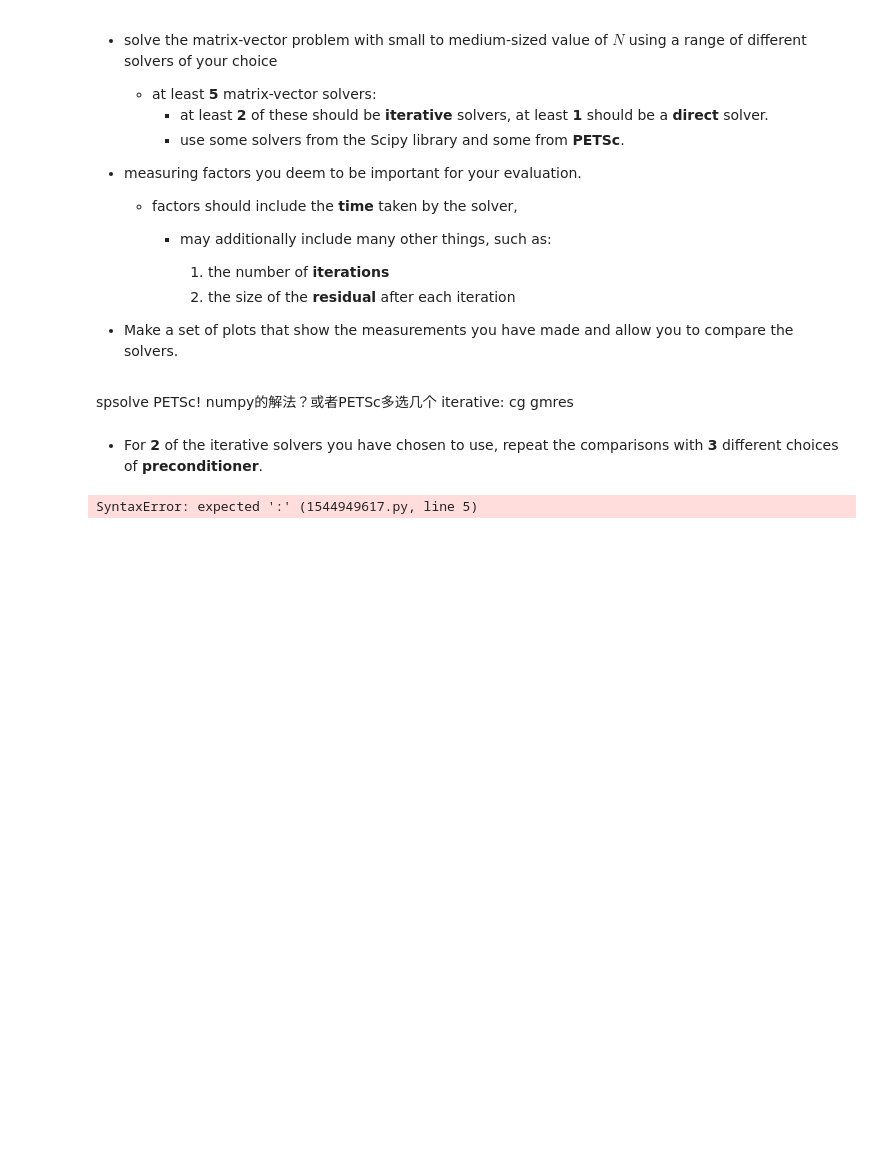
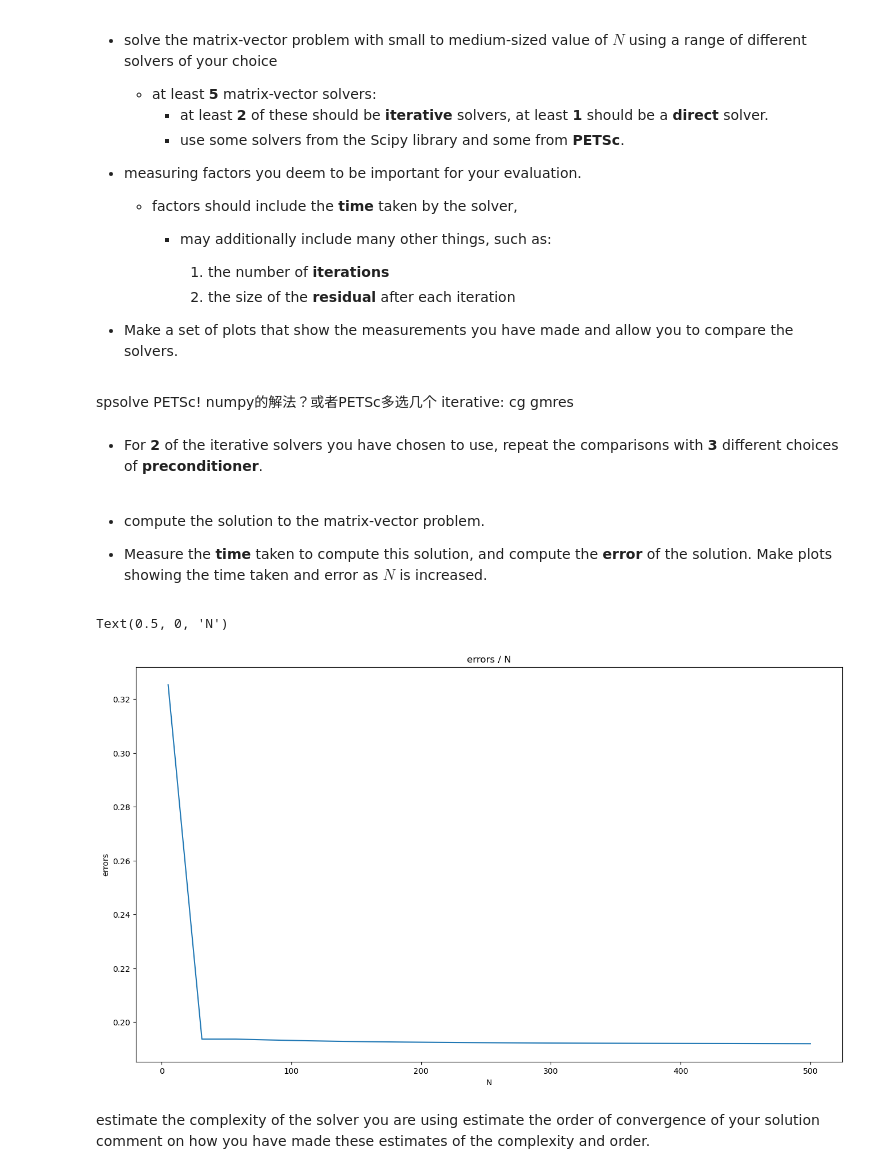
Before and after one commit to YRYoung/HPC, a Jupyter notebook: Assigenment/Assignment_4.ipynb, the cells around one changed output. Cells and saved outputs as stored; diff of their text form; code cells hidden in the pictures; blank space fills up the shorter version.

```diff
--- a/Assigenment/Assignment_4.ipynb
+++ b/Assigenment/Assignment_4.ipynb
@@ -123,9 +128,0 @@ The slowest run took 9.27 times longer than the fastest. This could mean that an
-# %%
-h = .5
-N = 2
-const = h ** 2 * k ** 2
-const1 = (12 + const) / 36
-const2 = (3 + const) / 9
-g1 = func_g(0, 0) + func_g(1, 1) + func_g(0, 1) + func_g(1, 0)
-g2 = func_g(.5, 1) + func_g(.5, 0) + func_g(1, .5) + func_g(0, .5)
-data = g1 * const1 + g2 * const2
@@ -350,22 +344,46 @@ def test_PC():
 
 
 test_PC()
+# %% [markdown]
+* compute the solution to the matrix-vector problem.
+
+* Measure the **time** taken to compute this solution, and compute the **error** of the solution. Make plots showing the time taken and error as $N$ is increased.
 # %%
-import numpy as np
-
-
 def get_true_u(N):
     def g(x, y):
         return np.sin(3 * x + 4 * y)
 
-    x = y = np.linspace(0, 1, N)
-    X, Y = np.meshgrid(x, y)
+    x = np.linspace(0, 1, N - 1)
+    X, Y = np.meshgrid(x, x)
     Z = g(X, Y)
-
     return Z
 
 
 def calculate_error(u, N):
-    error_mat = u - get_true_u(N - 1)
+    window = np.array([[1, 0, 1],
+                       [0, 0, 0],
+                       [1, 0, 1]]) / 4
+    u_h = convolve2d(u, window, mode='same', boundary='symm')
+    error = np.sum(abs(u_h - get_true_u(N))) / (N ** 2)
+    return error
+
+
+Ns = np.linspace(5, 500, 20, dtype=np.int32)
+errors = []
+for N in tqdm(Ns):
+    solve = solve_x(N)
+    errors += [calculate_error(solve, N)]
+
+fig = plt.figure(figsize=(16, 9))
+
+plt.plot(Ns, errors)
+plt.title('errors / N')
+plt.ylabel('errors')
+plt.xlabel('N')
 # %% [output]
-SyntaxError: expected ':' (1544949617.py, line 5)
+Text(0.5, 0, 'N')
+[figure, added]
+# %% [markdown]
+ estimate the complexity of the solver you are using
+ estimate the order of convergence of your solution
+ comment on how you have made these estimates of the complexity and order.
```
Also changed, not shown: parts of 7 cells of this notebook.
